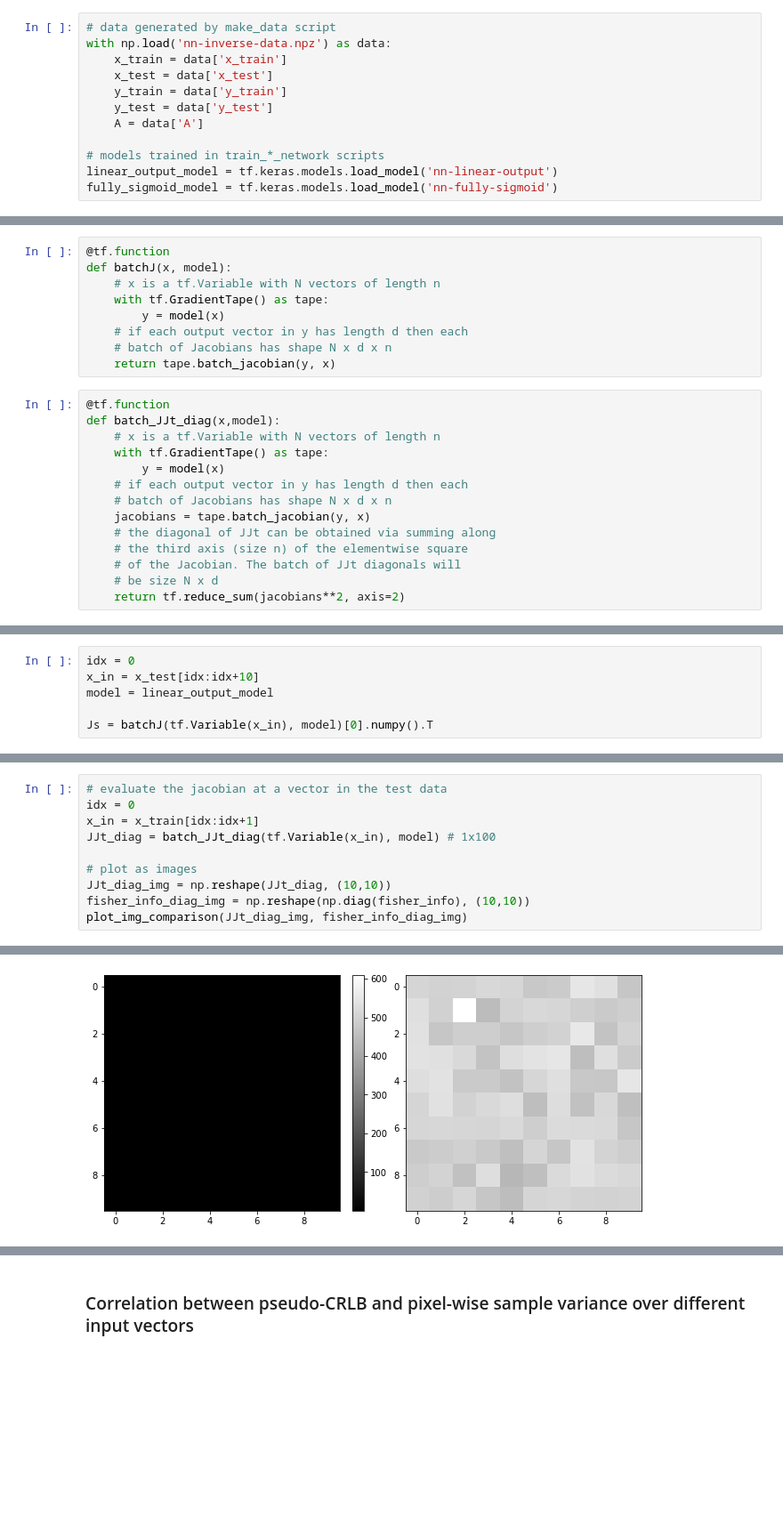
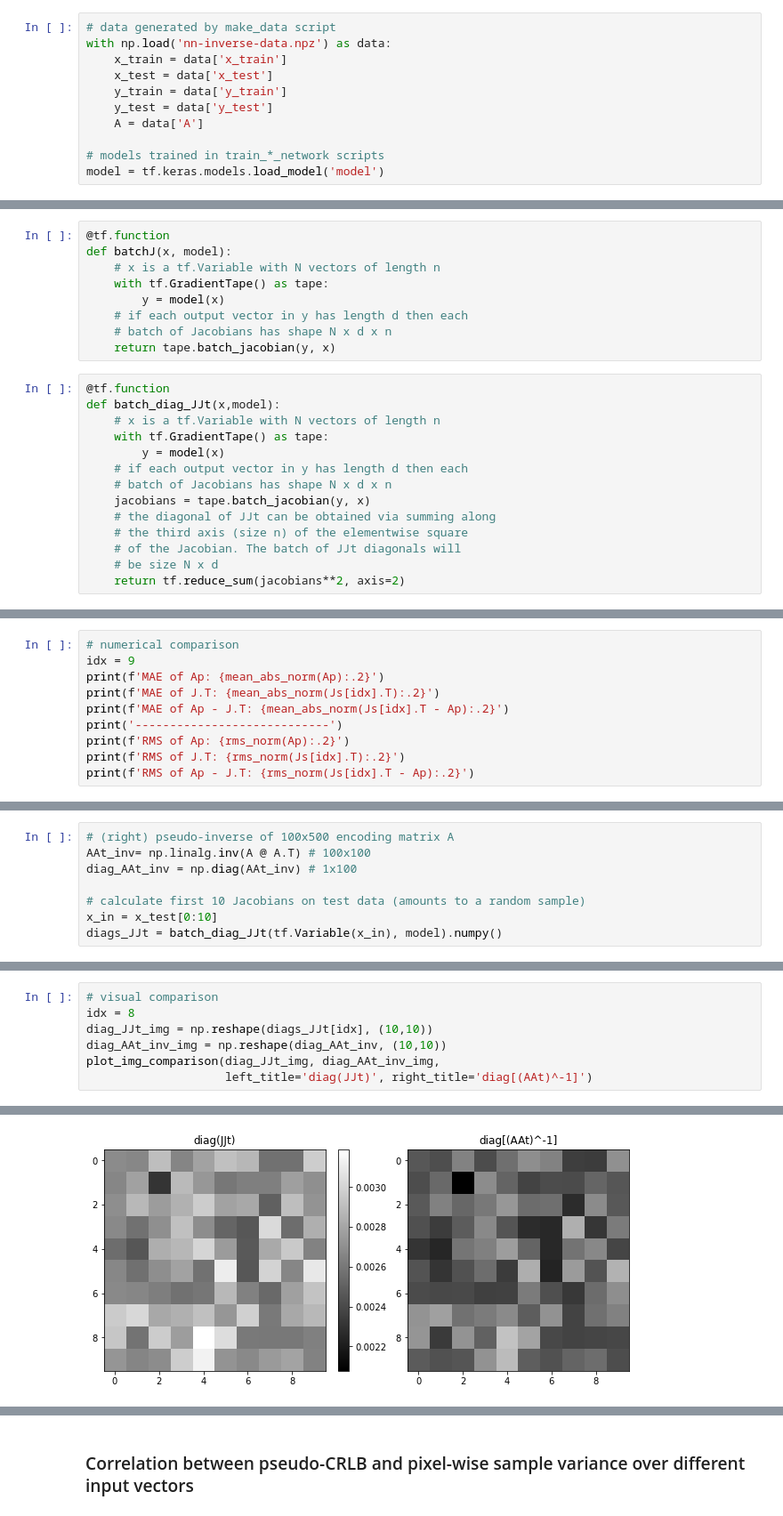
Before and after one commit to dkludwig/nn-crlb, a Jupyter notebook: nn-analysis.ipynb, the cells around one changed output, grey strips where cells are left out. Shown at 89% size. Drawn from its saved outputs; the diff is of its cells as text; blank space fills up the shorter version.

```diff
--- a/nn-analysis.ipynb
+++ b/nn-analysis.ipynb
@@ -16,5 +25,4 @@ with np.load('nn-inverse-data.npz') as data:
     A = data['A']
 
 # models trained in train_*_network scripts
-linear_output_model = tf.keras.models.load_model('nn-linear-output')
-fully_sigmoid_model = tf.keras.models.load_model('nn-fully-sigmoid')
+model = tf.keras.models.load_model('model')
@@ -146,7 +76,7 @@ def batchJ(x, model):
     return tape.batch_jacobian(y, x)
 # %%
 @tf.function
-def batch_JJt_diag(x,model):
+def batch_diag_JJt(x,model):
     # x is a tf.Variable with N vectors of length n
     with tf.GradientTape() as tape:
         y = model(x)
@@ -168,7 +109,11 @@ fisher_info = A @ A.T # 100x100
 # %%
-idx = 0
-x_in = x_test[idx:idx+10]
-model = linear_output_model
-
-Js = batchJ(tf.Variable(x_in), model)[0].numpy().T
+# numerical comparison
+idx = 9
+print(f'MAE of Ap: {mean_abs_norm(Ap):.2}')
+print(f'MAE of J.T: {mean_abs_norm(Js[idx].T):.2}')
+print(f'MAE of Ap - J.T: {mean_abs_norm(Js[idx].T - Ap):.2}')
+print('----------------------------')
+print(f'RMS of Ap: {rms_norm(Ap):.2}')
+print(f'RMS of J.T: {rms_norm(Js[idx].T):.2}')
+print(f'RMS of Ap - J.T: {rms_norm(Js[idx].T - Ap):.2}')
 # %% [output]
@@ -184,0 +133,8 @@ WARNING:tensorflow:6 out of the last 6 calls to <function batchJ at 0x...> trigg
+# %%
+# (right) pseudo-inverse of 100x500 encoding matrix A
+AAt_inv= np.linalg.inv(A @ A.T) # 100x100
+diag_AAt_inv = np.diag(AAt_inv) # 1x100
+
+# calculate first 10 Jacobians on test data (amounts to a random sample)
+x_in = x_test[0:10]
+diags_JJt = batch_diag_JJt(tf.Variable(x_in), model).numpy()
@@ -185,11 +159,8 @@ WARNING:tensorflow:6 out of the last 6 calls to <function batchJ at 0x...> trigg
 # %%
-# evaluate the jacobian at a vector in the test data
-idx = 0
-x_in = x_train[idx:idx+1]
-JJt_diag = batch_JJt_diag(tf.Variable(x_in), model) # 1x100
-
-# plot as images
-JJt_diag_img = np.reshape(JJt_diag, (10,10))
-fisher_info_diag_img = np.reshape(np.diag(fisher_info), (10,10))
-plot_img_comparison(JJt_diag_img, fisher_info_diag_img)
+# visual comparison
+idx = 8
+diag_JJt_img = np.reshape(diags_JJt[idx], (10,10))
+diag_AAt_inv_img = np.reshape(diag_AAt_inv, (10,10))
+plot_img_comparison(diag_JJt_img, diag_AAt_inv_img,
+                    left_title='diag(JJt)', right_title='diag[(AAt)^-1]')
 # %% [output]
@@ -197 +167 @@ WARNING:tensorflow:7 out of the last 7 calls to <function batch_JJt_diag at 0x..
-[figure, old version]
+[figure, new version]
```
Also changed, not shown: parts of 37 cells of this notebook, 3 other files.
